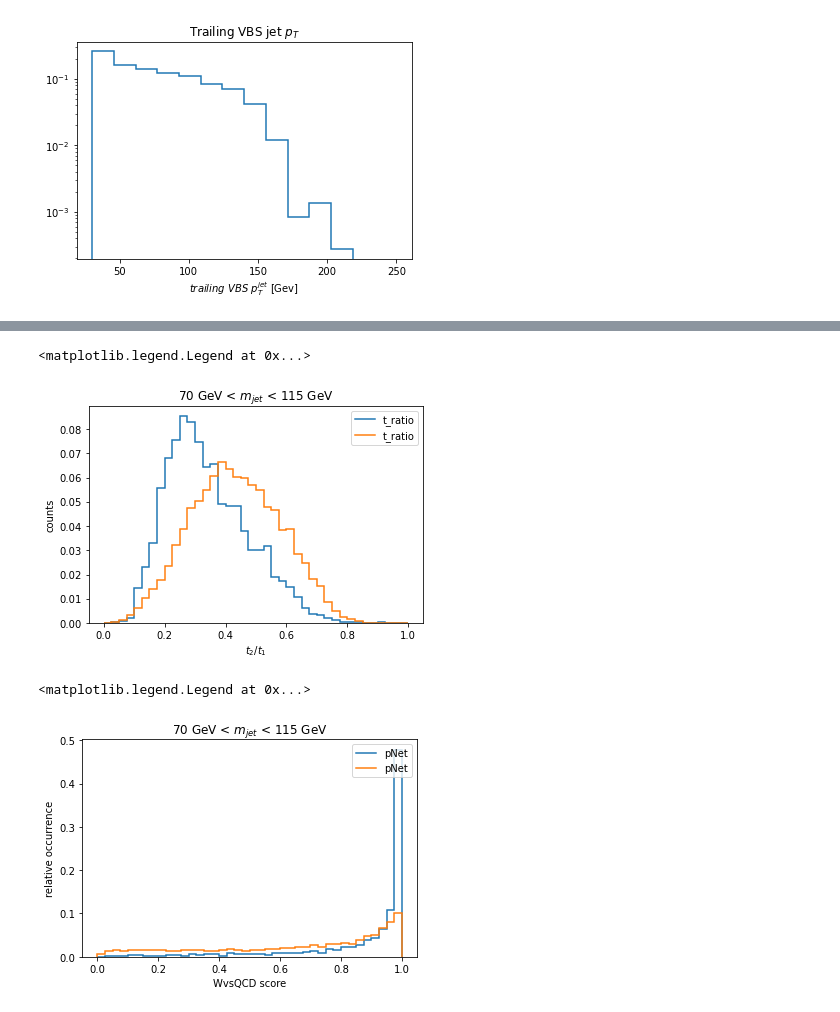
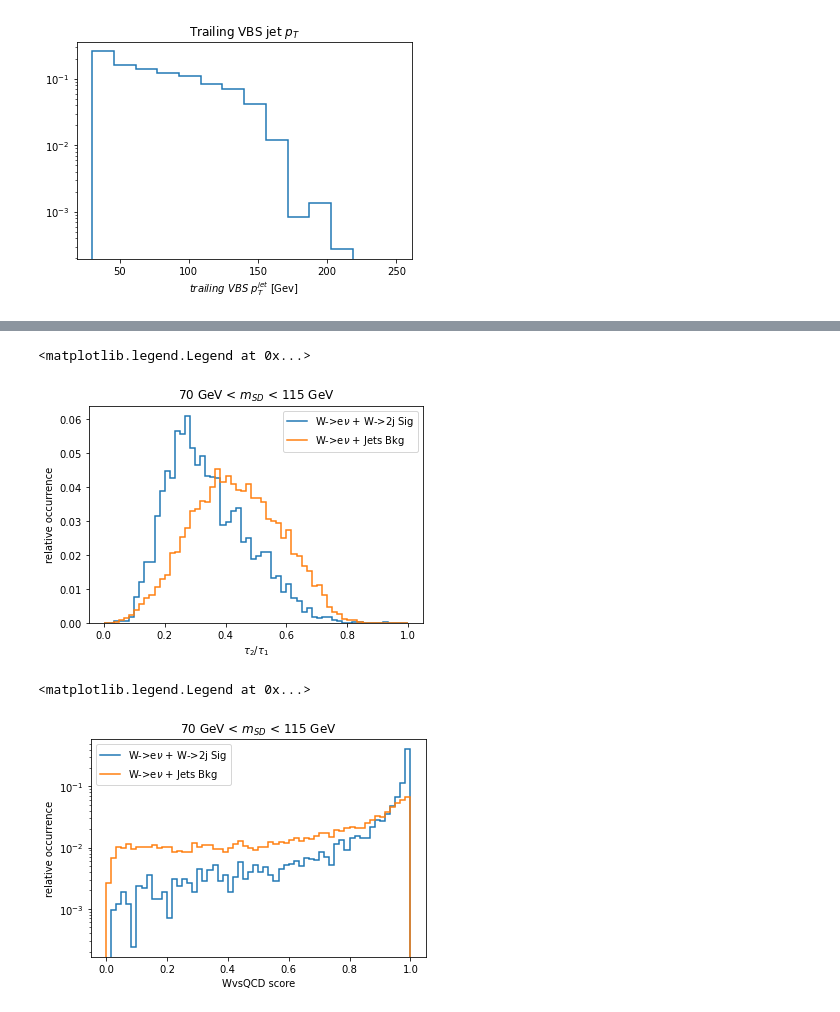
Before and after one commit to rdelliga/Coffea_Swan, a Jupyter notebook: cuts1.ipynb, the cells around one changed output, grey strips where cells are left out. Drawn from its saved outputs; the diff is of its cells as text; code cells hidden in the pictures.

```diff
--- a/cuts1.ipynb
+++ b/cuts1.ipynb
@@ -202,11 +203,11 @@ class MyProcessor(processor.ProcessorABC):
 
         # Bins and categories for the histogram
         h_PuppiMET = hist.Hist(hist.axis.StrCategory(name='channel', categories=['PuppiMET']),
-                      hist.axis.Regular(name='x', label='PuppiMET [GeV]', bins=30, start=30, stop=300))
+                      hist.axis.Regular(name='x', label='PuppiMET [GeV]', bins=20, start=30, stop=300))
         h_e_pT = hist.Hist(hist.axis.StrCategory(name='channel', categories=['e_pT']),
-                      hist.axis.Regular(name='x', label='$p_{T}^{e}$ [GeV]', bins=20, start=35, stop=200))
+                      hist.axis.Regular(name='x', label='$p_{T}^{e}$ [GeV]', bins=16, start=35, stop=160))
         h_e_eta = hist.Hist(hist.axis.StrCategory(name='channel', categories=['e_eta']),
-                      hist.axis.Regular(name='x', label='$\eta^{e}$', bins=30, start=-2.5, stop=2.5))
+                      hist.axis.Regular(name='x', label='$\eta^{e}$', bins=20, start=-2.5, stop=2.5))
         h_fatjet_pT = hist.Hist(hist.axis.StrCategory(name='channel', categories=['fatjet_pT']),
                       hist.axis.Regular(name='x', label='$p_{T}^{W_{had}}$ [GeV]', bins=20, start=200, stop=600))
         h_fatjet_mass = hist.Hist(hist.axis.StrCategory(name='channel', categories=['fatjet_mass']),
@@ -222,15 +223,13 @@ class MyProcessor(processor.ProcessorABC):
         h_LHE_HT = hist.Hist(hist.axis.StrCategory(name='channel', categories=['LHE_HT']),
                       hist.axis.Variable([70,100,200,400,600,800,1200,2500,3500],name='x', label='LHE HT'))
         h_Nsubj_t1 = hist.Hist(hist.axis.StrCategory(name='channel', categories=['$t_{1}$']),
-                      hist.axis.Regular(name='x', label='tau_1', bins=40, start= 0, stop=1))
+                      hist.axis.Regular(name='x', label='tau_1', bins=50, start= 0, stop=1))
         h_Nsubj_t2 = hist.Hist(hist.axis.StrCategory(name='channel', categories=['$t_{2}$']),
-                      hist.axis.Regular(name='x', label='tau_2', bins=40, start= 0, stop=1))
+                      hist.axis.Regular(name='x', label='tau_2', bins=50, start= 0, stop=1))
         h_t_ratio = hist.Hist(hist.axis.StrCategory(name='channel', categories=['t_ratio']),
-                      hist.axis.Regular(name='x', label='tau_r', bins=40, start= 0, stop=1))
+                      hist.axis.Regular(name='x', label='tau_r', bins=50, start= 0, stop=1))
         h_pNet = hist.Hist(hist.axis.StrCategory(name='channel', categories=['pNet']),
-                      hist.axis.Regular(name='x', label='WvsQCD', bins=40, start= 0, stop=1))
-
-
+                      hist.axis.Regular(name='x', label='WvsQCD', bins=50, start= 0, stop=1))
 
         # This fills our histogram once our data is collected.
         h_PuppiMET.fill(channel='PuppiMET', x=events.PuppiMET.pt)
@@ -468,54 +517,59 @@ plt.legend()
 # %%
-(out["sig_WWjj_4f_EWK"]["t_ratio"]/out["sig_WWjj_4f_EWK"]["t_ratio"].sum()).plot()
-h_1 = out["bkg_WJets_70To100"]["t_ratio"]
+h_st = out["sig_WWjj_4f_EWK"]["t_ratio"]/(out["sig_WWjj_4f_EWK"]["t_ratio"].sum())
+h_st.plot(label="W->e$\\nu$ + W->2j Sig")
+h_b1 = out["bkg_WJets_70To100"]["t_ratio"]
 x1 = xs_WJets_70To100
 n1 = out["bkg_WJets_70To100"]["entries"]
-h_2 = out["bkg_WJets_100To200"]["t_ratio"]
+h_b2 = out["bkg_WJets_100To200"]["t_ratio"]
 x2 = xs_WJets_100To200
 n2 = out["bkg_WJets_100To200"]["entries"]
-h_3 = out["bkg_WJets_200To400"]["t_ratio"]
+h_b3 = out["bkg_WJets_200To400"]["t_ratio"]
 x3 = xs_WJets_200To400
 n3 = out["bkg_WJets_200To400"]["entries"]
-h_4 = out["bkg_WJets_400To600"]["t_ratio"]
+h_b4 = out["bkg_WJets_400To600"]["t_ratio"]
 x4 = xs_WJets_400To600
 n4 = out["bkg_WJets_400To600"]["entries"]
-h_5 = out["bkg_WJets_600To800"]["t_ratio"]
+h_b5 = out["bkg_WJets_600To800"]["t_ratio"]
 x5 = xs_WJets_600To800
 n5 = out["bkg_WJets_600To800"]["entries"]
-h_6 = out["bkg_WJets_800To1200"]["t_ratio"]
+h_b6 = out["bkg_WJets_800To1200"]["t_ratio"]
 x6 = xs_WJets_800To1200
 n6 = out["bkg_WJets_800To1200"]["entries"]
-h_7 = out["bkg_WJets_1200To2500"]["t_ratio"]
+h_b7 = out["bkg_WJets_1200To2500"]["t_ratio"]
 x7 = xs_WJets_1200To2500
 n7 = out["bkg_WJets_1200To2500"]["entries"]
-h_8 = out["bkg_WJets_2500ToInf"]["t_ratio"]
+h_b8 = out["bkg_WJets_2500ToInf"]["t_ratio"]
 x8 = xs_WJets_2500ToInf
 n8 = out["bkg_WJets_2500ToInf"]["entries"]
-h = ((h_1*x1+h_2*x2+h_3*x3+h_4*x4+h_5*x5+h_6*x6+h_7*x7+h_8*x8)/(x1+x2+x3+x4+x5+x6+x7+x8))
-(h/h.sum()).plot()
-plt.title("70 GeV < $m_{jet}$ < 115 GeV")
-plt.xlabel("$t_{2}/t_{1}$")
-plt.ylabel("counts")
+h_bt_to_normalize = (h_b1*x1+h_b2*x2+h_b3*x3+h_b4*x4+h_b5*x5+h_b6*x6+h_b7*x7+h_b8*x8)/(x1+x2+x3+x4+x5+x6+x7+x8)
+h_bt = (h_bt_to_normalize/h_bt_to_normalize.sum())
+h_bt.plot(label = "W->e$\\nu$ + Jets Bkg")
+plt.title("70 GeV < $m_{SD}$ < 115 GeV")
+plt.xlabel("$\\tau_{2}/\\tau_{1}$")
+plt.ylabel("relative occurrence")
 plt.legend()
 # %% [output]
 <matplotlib.legend.Legend at 0x...>
-[figure, old version]
+[figure, new version]
 # %%
-(out["sig_WWjj_4f_EWK"]["pNet"]/out["sig_WWjj_4f_EWK"]["pNet"].sum()).plot()
+h_sp = out["sig_WWjj_4f_EWK"]["pNet"]/(out["sig_WWjj_4f_EWK"]["pNet"].sum())
+h_sp.plot(label = "W->e$\\nu$ + W->2j Sig")
 h_p1 = out["bkg_WJets_70To100"]["pNet"]
 h_p2 = out["bkg_WJets_100To200"]["pNet"]
 h_p3 = out["bkg_WJets_200To400"]["pNet"]
 h_p4 = out["bkg_WJets_400To600"]["pNet"]
 h_p5 = out["bkg_WJets_600To800"]["pNet"]
 h_p6 = out["bkg_WJets_800To1200"]["pNet"]
 h_p7 = out["bkg_WJets_1200To2500"]["pNet"]
 h_p8 = out["bkg_WJets_2500ToInf"]["pNet"]
-h_p = ((h_p1*x1+h_p2*x2+h_p3*x3+h_p4*x4+h_p5*x5+h_p6*x6+h_p7*x7+h_p8*x8)/(x1+x2+x3+x4+x5+x6+x7+x8))
-(h_p/h_p.sum()).plot()
-plt.title("70 GeV < $m_{jet}$ < 115 GeV")
+h_bp_to_normalize = ((h_p1*x1+h_p2*x2+h_p3*x3+h_p4*x4+h_p5*x5+h_p6*x6+h_p7*x7+h_p8*x8)/(x1+x2+x3+x4+x5+x6+x7+x8))
+h_bp = (h_bp_to_normalize/h_bp_to_normalize.sum())
+h_bp.plot(label = "W->e$\\nu$ + Jets Bkg")
+plt.title("70 GeV < $m_{SD}$ < 115 GeV")
 plt.xlabel("WvsQCD score")
 plt.ylabel("relative occurrence")
-plt.legend()
+plt.yscale("log")
+plt.legend(loc = "upper left")
 # %% [output]
 <matplotlib.legend.Legend at 0x...>
-[figure, old version]
+[figure, new version]
```
Also changed, not shown: parts of 17 cells of this notebook, 1 other file.
